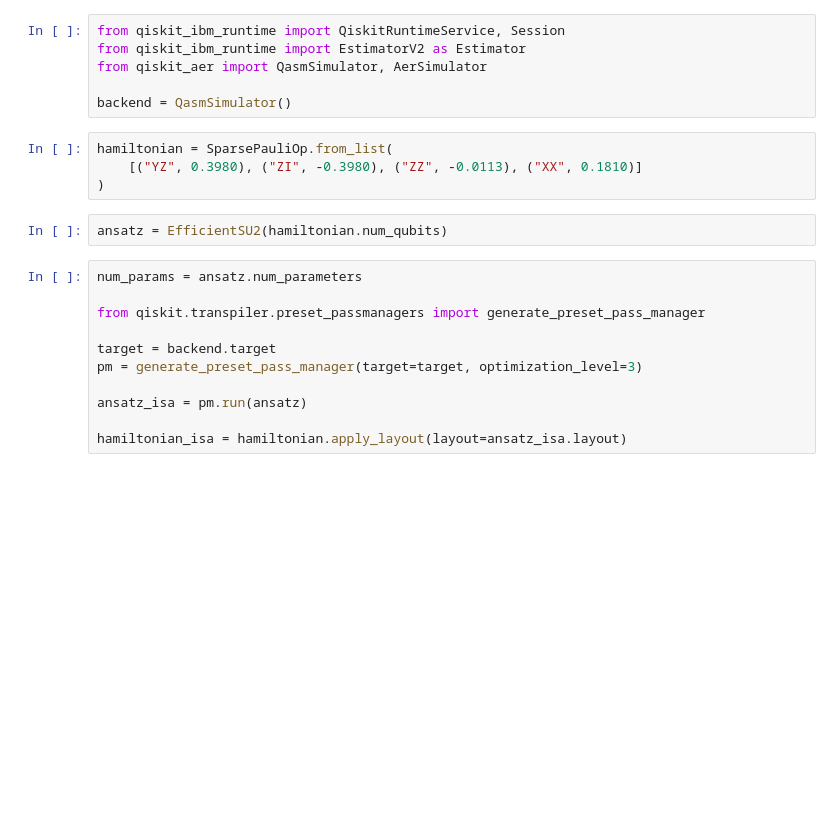
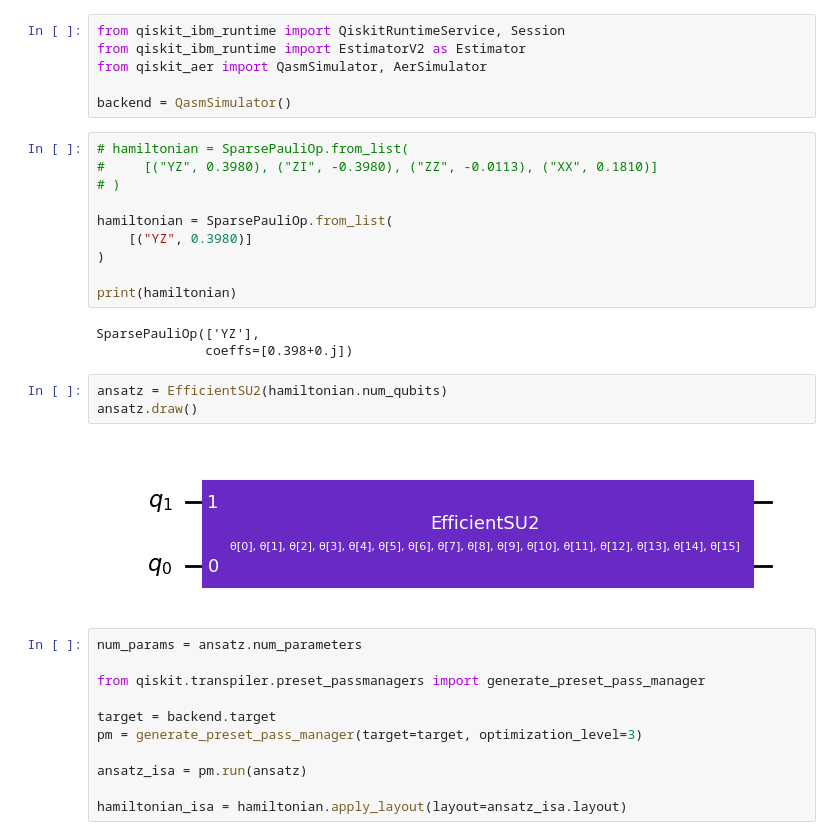
Before and after one commit to azhar-ikhtiarudin/shot-optimization, a Jupyter notebook: Uniform/vOpt/vOpt-qiskit-1.ipynb, the cells around one changed output. Saved outputs shown, nothing was run; the diff lists cells and outputs as text; blank space fills up the shorter version.

```diff
--- a/Uniform/vOpt/vOpt-qiskit-1.ipynb
+++ b/Uniform/vOpt/vOpt-qiskit-1.ipynb
@@ -24,11 +24,23 @@ from qiskit_aer import QasmSimulator, AerSimulator
 
 backend = QasmSimulator()
 # %%
+# hamiltonian = SparsePauliOp.from_list(
+#     [("YZ", 0.3980), ("ZI", -0.3980), ("ZZ", -0.0113), ("XX", 0.1810)]
+# )
+
 hamiltonian = SparsePauliOp.from_list(
-    [("YZ", 0.3980), ("ZI", -0.3980), ("ZZ", -0.0113), ("XX", 0.1810)]
+    [("YZ", 0.3980)]
 )
+
+print(hamiltonian)
+# %% [output]
+SparsePauliOp(['YZ'],
+              coeffs=[0.398+0.j])
 # %%
 ansatz = EfficientSU2(hamiltonian.num_qubits)
+ansatz.draw()
+# %% [output]
+[figure, added]
 # %%
 num_params = ansatz.num_parameters
 
```
Also changed, not shown: parts of 5 cells of this notebook, 3 other files.
